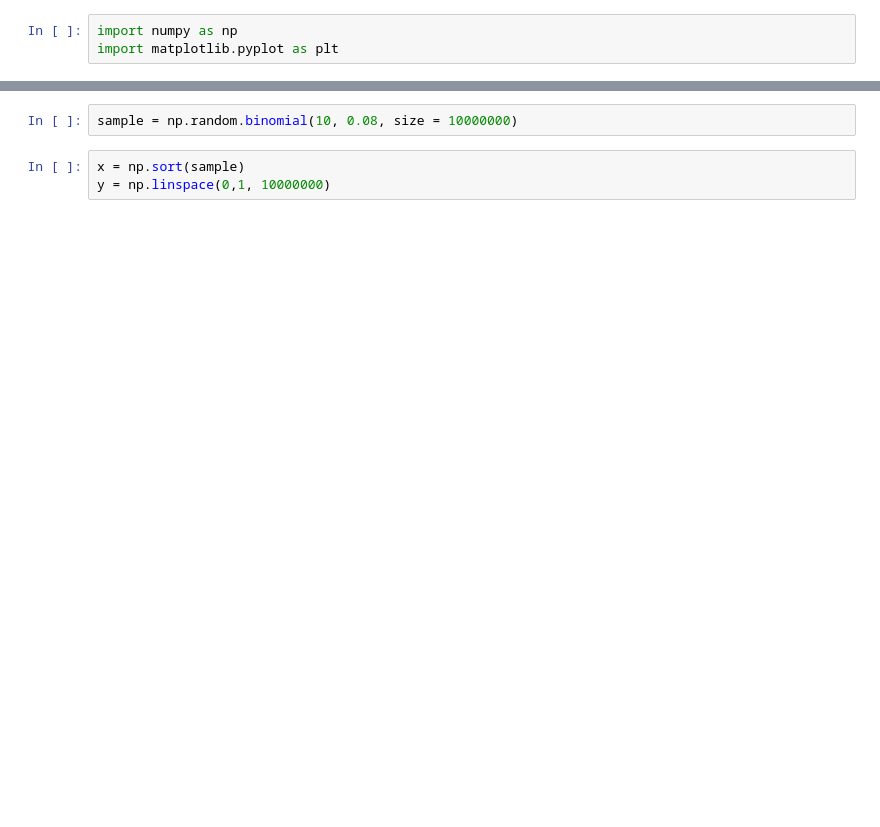
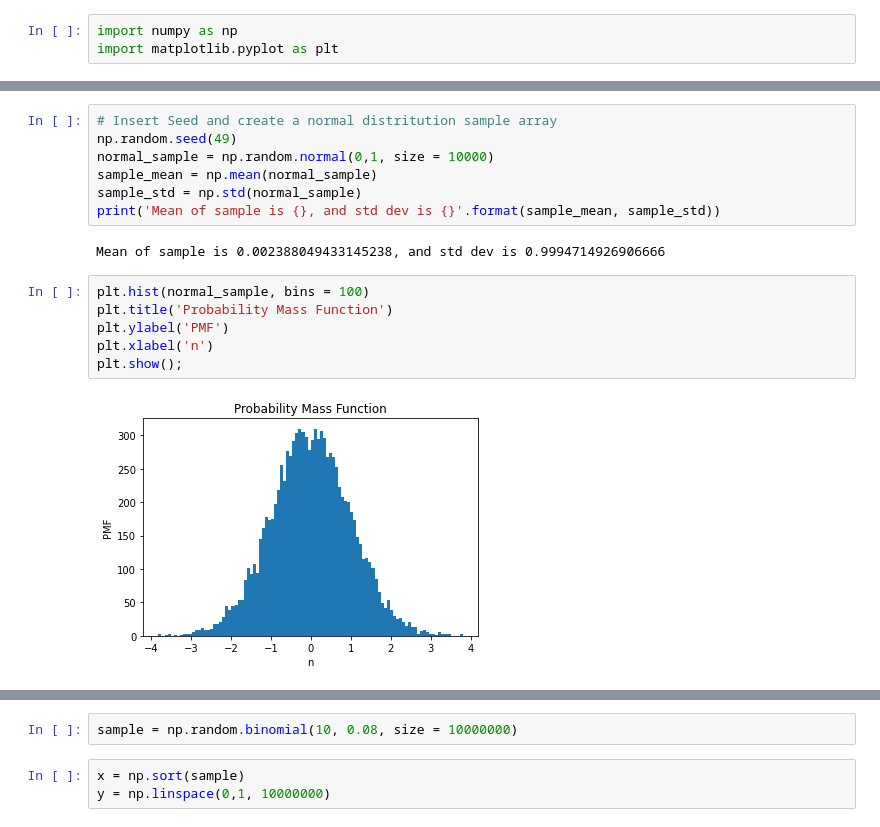
Before and after one commit to peajung/linode_project, a Jupyter notebook: statistical_dist.ipynb, the cells around one changed output, grey strips where cells are left out. Cells and saved outputs as stored; diff of their text form; blank space fills up the shorter version.

```diff
--- a/statistical_dist.ipynb
+++ b/statistical_dist.ipynb
@@ -3,0 +20,17 @@ import matplotlib.pyplot as plt
+# %%
+# Insert Seed and create a normal distritution sample array
+np.random.seed(49)
+normal_sample = np.random.normal(0,1, size = 10000)
+sample_mean = np.mean(normal_sample)
+sample_std = np.std(normal_sample)
+print('Mean of sample is {}, and std dev is {}'.format(sample_mean, sample_std))
+# %% [output]
+Mean of sample is 0.002388049433145238, and std dev is 0.9994714926906666
+# %%
+plt.hist(normal_sample, bins = 100)
+plt.title('Probability Mass Function')
+plt.ylabel('PMF')
+plt.xlabel('n')
+plt.show();
+# %% [output]
+[figure, added]
```
Also changed, not shown: parts of 5 cells of this notebook.
